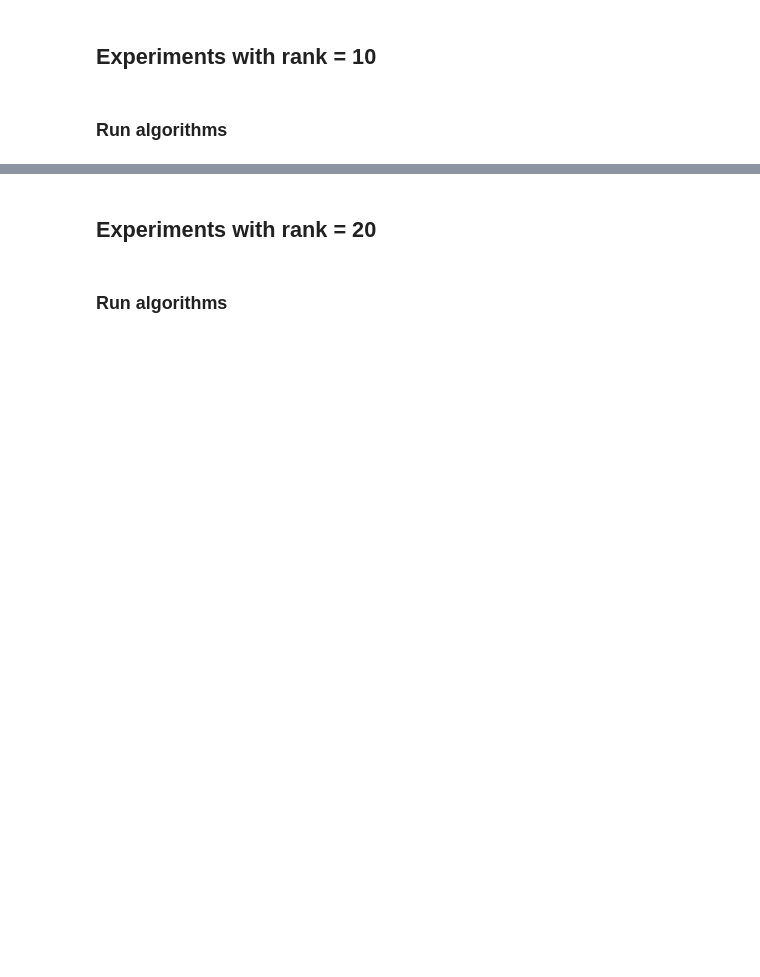
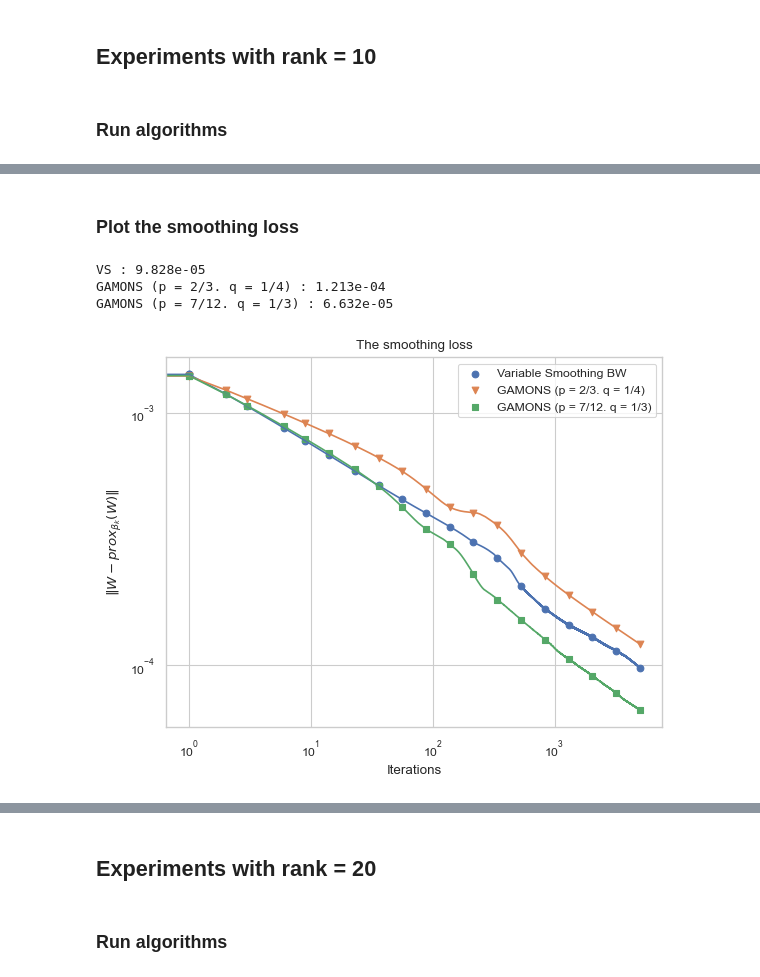
Before and after one commit to Farid-Najar/GAMONS, a Jupyter notebook: results.ipynb, the cells around one changed output, grey strips where cells are left out. Drawn from its saved outputs; the diff is of its cells as text; code cells hidden in the pictures; blank space fills up the shorter version.

```diff
--- a/results.ipynb
+++ b/results.ipynb
@@ -310,0 +78,9 @@ plt.show()
+# %% [markdown]
+### Plot the smoothing loss
+# %%
+plot_smoothing_loss(results10)
+# %% [output]
+VS : 9.828e-05
+GAMONS (p = 2/3. q = 1/4) : 1.213e-04
+GAMONS (p = 7/12. q = 1/3) : 6.632e-05
+[figure, added]
```
Also changed, not shown: parts of 53 cells of this notebook, 4 other files.
